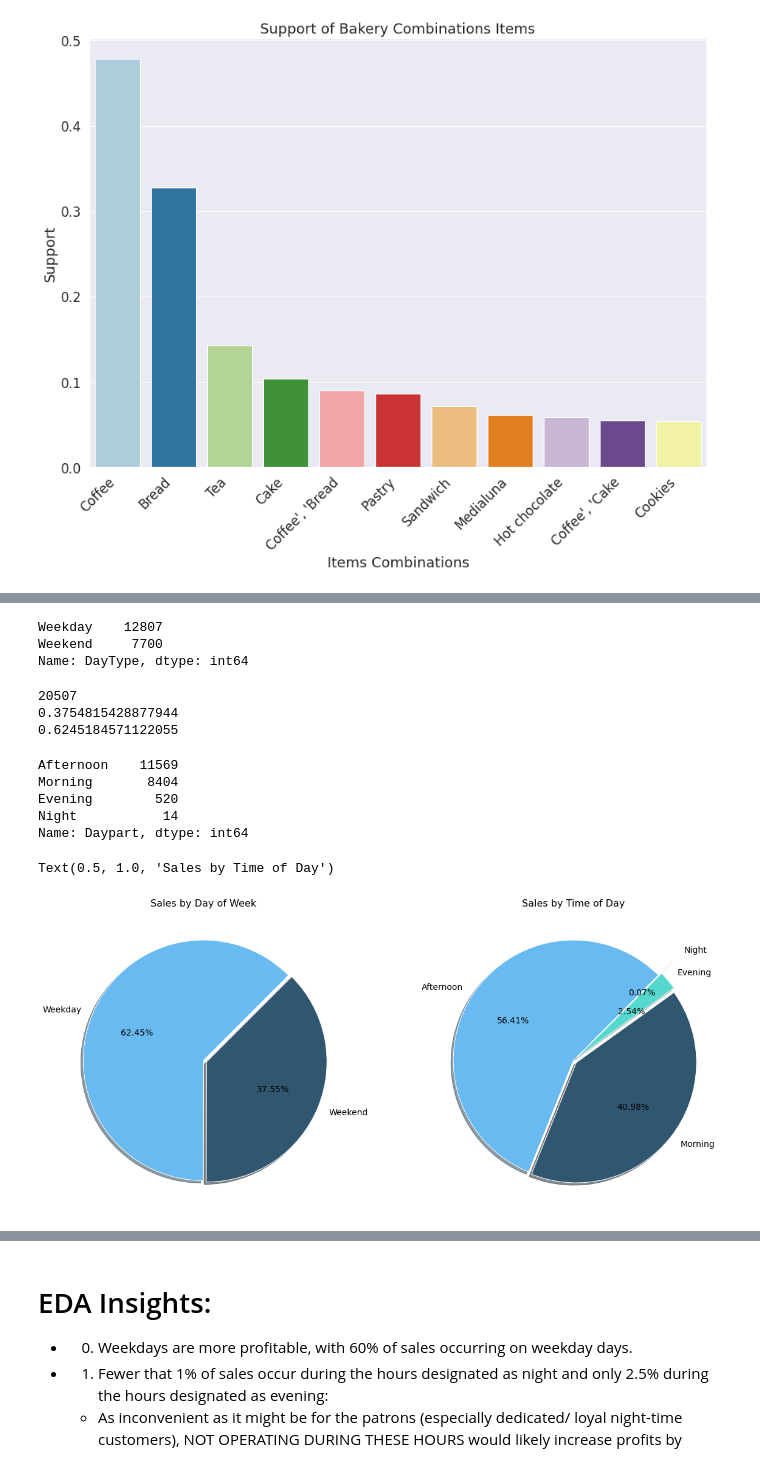
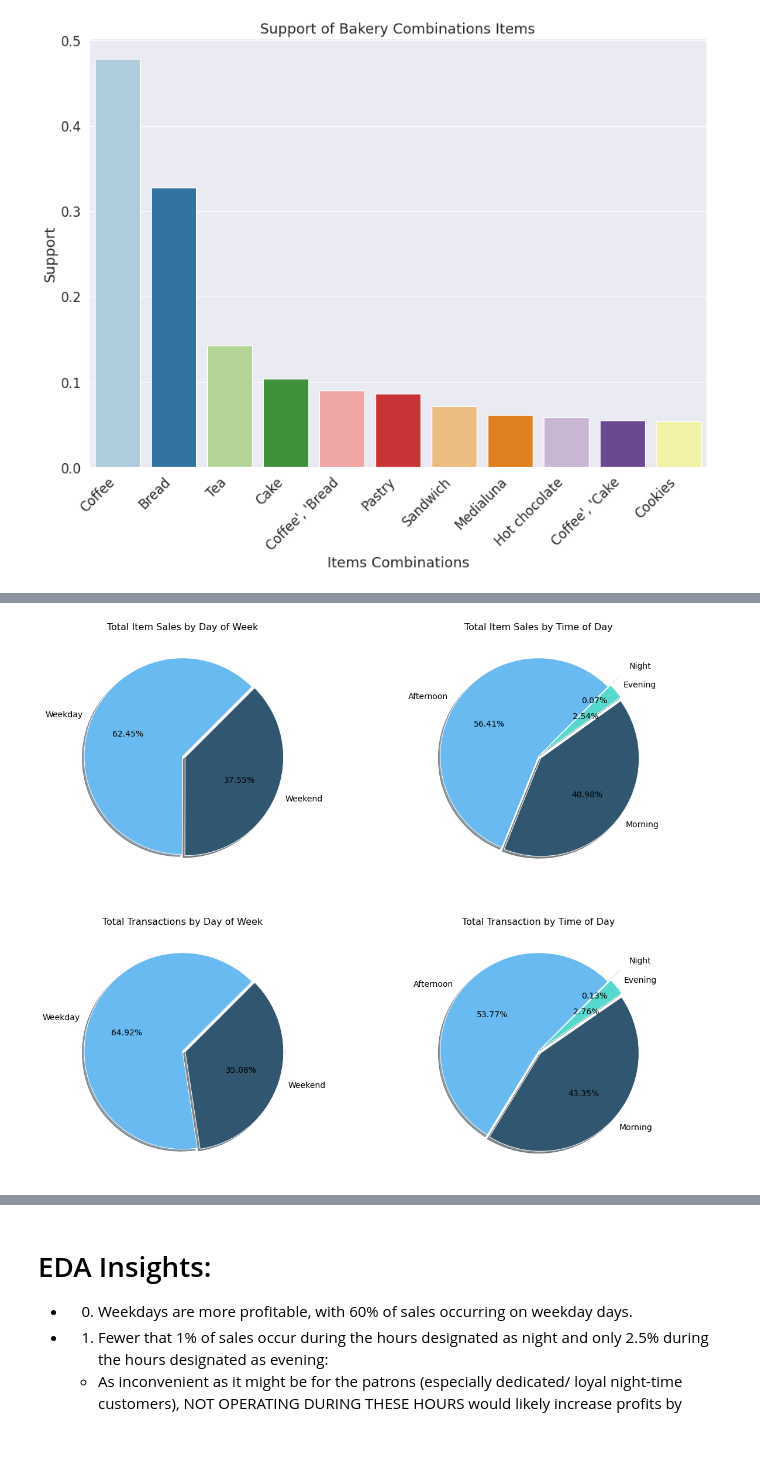
Before and after one commit to TylerSzymkowicz/TylerSzymkowicz, a Jupyter notebook: bakery.ipynb, the cells around one changed output, grey strips where cells are left out. Saved outputs shown, nothing was run; the diff lists cells and outputs as text; code cells hidden in the pictures.

Commit message:
Created Barchart and pie chart comparing average sales by dayType. Edited pie chart showing sales by items Created 6 BarCharts showing the top three sale itmes, sorted by DayType and Daypart (Bottom)

```diff
--- a/bakery.ipynb
+++ b/bakery.ipynb
@@ -347,62 +213,71 @@ plt.show()
-# %%
-df.DayType.value_counts()
-# %% [output]
-Weekday    12807
-Weekend     7700
-Name: DayType, dtype: int64
-# %%
-print(7700 + 12807)
-print(7700/20507)
-print(12807/20507)
-# %% [output]
-20507
-0.3754815428877944
-0.6245184571122055
-# %%
-df.Daypart.value_counts()
-# %% [output]
-Afternoon    11569
-Morning       8404
-Evening        520
-Night           14
-Name: Daypart, dtype: int64
+# %%
+# muDf = df.drop_duplicates()
+df_dummy2 = df_dummy
+df_dummy2['DayType']= df_drop.DayType
+df_dummy2['Daypart']= df_drop.Daypart
 # %%
 colorrr = ["#69BAF0", "#315770"]
 colorrr2 = ["#69BAF0", "#315770","#55D9CE", "#ffffff"]
-fig = plt.figure(figsize = (20, 20))
+fig = plt.figure(figsize = (20, 17))
 plt.subplot(2, 2, 1)
 plt.pie(df.DayType.value_counts(),
         labels = ["Weekday", "Weekend"],
         startangle = 45,
         autopct = '%1.2f%%',
         colors = colorrr,
         shadow = True,
         explode = [0,.03],
         textprops={'color':"black",'fontsize': 14}
         )
-plt.title('Sales by Day of Week',color='black',fontsize= 16)
+plt.title('Total Item Sales by Day of Week',color='black',fontsize= 16)
 plt.plot()
-
-
-
-
-
 
 
 plt.subplot(2, 2, 2)
 
 
 plt.pie(df.Daypart.value_counts(),
         labels = ["Afternoon", "Morning", "Evening","Night"],
         textprops={'color':"black",'fontsize': 14},
         startangle = 45,
         autopct = '%1.2f%%',
         colors = colorrr2,
         shadow = True,
         explode = [0,.03,.03,.2]
         )
 plt.plot()
-plt.title('Sales by Time of Day',color='black',fontsize= 16)
+plt.title('Total Item Sales by Time of Day',color='black',fontsize= 16)
+
+
+plt.subplot(2, 2, 3)
+plt.pie(df_dummy2.DayType.value_counts(),
+        labels = ["Weekday", "Weekend"],
+        startangle = 45,
+        autopct = '%1.2f%%',
+        colors = colorrr,
+        shadow = True,
+        explode = [0,.03],
+        textprops={'color':"black",'fontsize': 14}
+        )
+plt.title('Total Transactions by Day of Week',color='black',fontsize= 16)
+plt.plot()
+
+
+plt.subplot(2, 2, 4)
+
+
+plt.pie(df_dummy2.Daypart.value_counts(),
+        labels = ["Afternoon", "Morning", "Evening","Night"],
+        textprops={'color':"black",'fontsize': 14},
+        startangle = 45,
+        autopct = '%1.2f%%',
+        colors = colorrr2,
+        shadow = True,
+        explode = [0,.03,.03,.2]
+        )
+plt.plot()
+plt.title('Total Transaction by Time of Day',color='black',fontsize= 16)
+
+plt.show()
 # %% [output]
-Text(0.5, 1.0, 'Sales by Time of Day')
-[figure, old version]
+[figure, new version]
```
Also changed, not shown: parts of 70 cells of this notebook.
